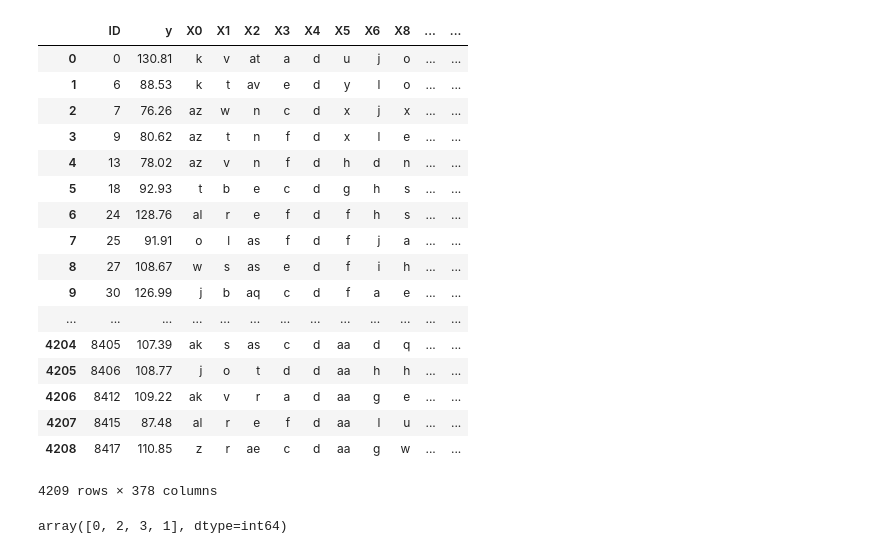
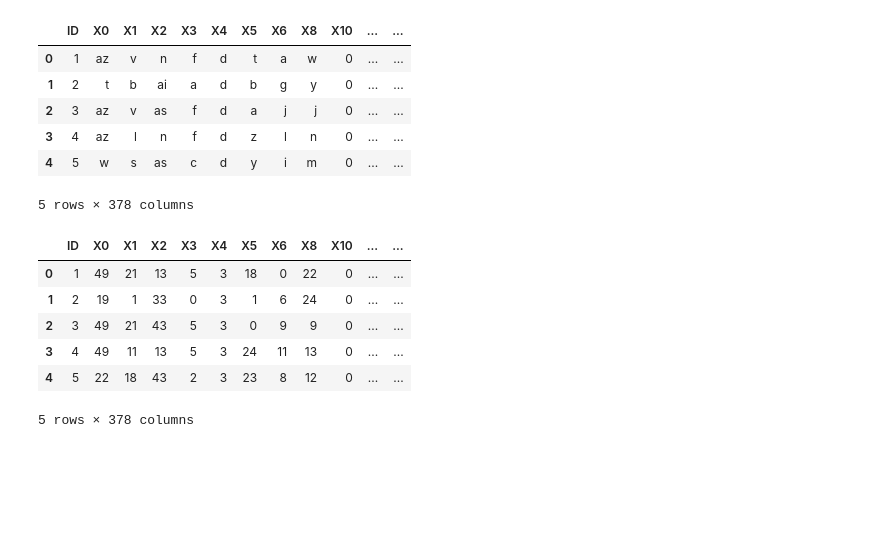
Before and after one commit to ivanliu1989/Mercedes-Benz-Greener-Manufacturing, a Jupyter notebook: python/feature_engineering.ipynb, the cells around one changed output. Drawn from its saved outputs; the diff is of its cells as text; code cells hidden in the pictures; blank space fills up the shorter version.

```diff
--- a/python/feature_engineering.ipynb
+++ b/python/feature_engineering.ipynb
@@ -7,42 +9,36 @@ from sklearn.decomposition import PCA, FastICA, TruncatedSVD
 # %%
 # Read data in
 train = pd.read_csv("../data/train.csv")
 test = pd.read_csv("../data/test.csv")
-train
+test['y'] = -1
+test_id = test['ID']
+test.head()
 # %% [output]
-|  | ID | y | X0 | X1 | X2 | X3 | X4 | X5 | X6 | X8 | ... | ... |
-| 0 | 0 | 130.81 | k | v | at | a | d | u | j | o | ... | ... |
-| 1 | 6 | 88.53 | k | t | av | e | d | y | l | o | ... | ... |
-| 2 | 7 | 76.26 | az | w | n | c | d | x | j | x | ... | ... |
-| 3 | 9 | 80.62 | az | t | n | f | d | x | l | e | ... | ... |
-| 4 | 13 | 78.02 | az | v | n | f | d | h | d | n | ... | ... |
-| 5 | 18 | 92.93 | t | b | e | c | d | g | h | s | ... | ... |
-| 6 | 24 | 128.76 | al | r | e | f | d | f | h | s | ... | ... |
-| 7 | 25 | 91.91 | o | l | as | f | d | f | j | a | ... | ... |
-| 8 | 27 | 108.67 | w | s | as | e | d | f | i | h | ... | ... |
-| 9 | 30 | 126.99 | j | b | aq | c | d | f | a | e | ... | ... |
-| ... | ... | ... | ... | ... | ... | ... | ... | ... | ... | ... | ... | ... |
-| 4204 | 8405 | 107.39 | ak | s | as | c | d | aa | d | q | ... | ... |
-| 4205 | 8406 | 108.77 | j | o | t | d | d | aa | h | h | ... | ... |
-| 4206 | 8412 | 109.22 | ak | v | r | a | d | aa | g | e | ... | ... |
-| 4207 | 8415 | 87.48 | al | r | e | f | d | aa | l | u | ... | ... |
-| 4208 | 8417 | 110.85 | z | r | ae | c | d | aa | g | w | ... | ... |
+|  | ID | X0 | X1 | X2 | X3 | X4 | X5 | X6 | X8 | X10 | ... | ... |
+| 0 | 1 | az | v | n | f | d | t | a | w | 0 | ... | ... |
+| 1 | 2 | t | b | ai | a | d | b | g | y | 0 | ... | ... |
+| 2 | 3 | az | v | as | f | d | a | j | j | 0 | ... | ... |
+| 3 | 4 | az | l | n | f | d | z | l | n | 0 | ... | ... |
+| 4 | 5 | w | s | as | c | d | y | i | m | 0 | ... | ... |
-4209 rows × 378 columns
+5 rows × 378 columns
-# %%
-lb = LabelEncoder()
-lb.fit(['a', 'b', 'c', 'aa'])
-lb.transform(['a', 'b', 'c', 'aa'])
-# %% [output]
-array([0, 2, 3, 1], dtype=int64)
 # %%
 # 1. Label Encoding for Categorical features
 for col in train.columns:
     if train[col].dtype == 'object':
-        lb = LabelEncoder()
         alist = list(train[col].values) + list(test[col].values)
-        one = [x for x in alist if len(x) == 1]
-        two  = [x for x in alist if len(x) == 2]
-        three  = [x for x in alist if len(x) > 2]
-        lb.fit(sorted(one) + sorted(two) + sorted(three))
-        train[col] = lb.transform(list(train[col].values))
-        test[col] = lb.transform(list(test[col].values))
+        lst_one = sorted([x for x in alist if len(x) == 1])
+        lst_two = sorted([x for x in alist if len(x) > 1])
+        lst_all = lst_one + lst_two
+        encoded_dt, mapping_idx = pd.Series(lst_all).factorize()
+        train[col] = train[col].apply(lambda x: mapping_idx.get_loc(x))
+        test[col] = test[col].apply(lambda x: mapping_idx.get_loc(x))
+
+test.head()
+# %% [output]
+|  | ID | X0 | X1 | X2 | X3 | X4 | X5 | X6 | X8 | X10 | ... | ... |
+| 0 | 1 | 49 | 21 | 13 | 5 | 3 | 18 | 0 | 22 | 0 | ... | ... |
+| 1 | 2 | 19 | 1 | 33 | 0 | 3 | 1 | 6 | 24 | 0 | ... | ... |
+| 2 | 3 | 49 | 21 | 43 | 5 | 3 | 0 | 9 | 9 | 0 | ... | ... |
+| 3 | 4 | 49 | 11 | 13 | 5 | 3 | 24 | 11 | 13 | 0 | ... | ... |
+| 4 | 5 | 22 | 18 | 43 | 2 | 3 | 23 | 8 | 12 | 0 | ... | ... |
+5 rows × 378 columns
```
Also changed, not shown: parts of 11 cells of this notebook.
